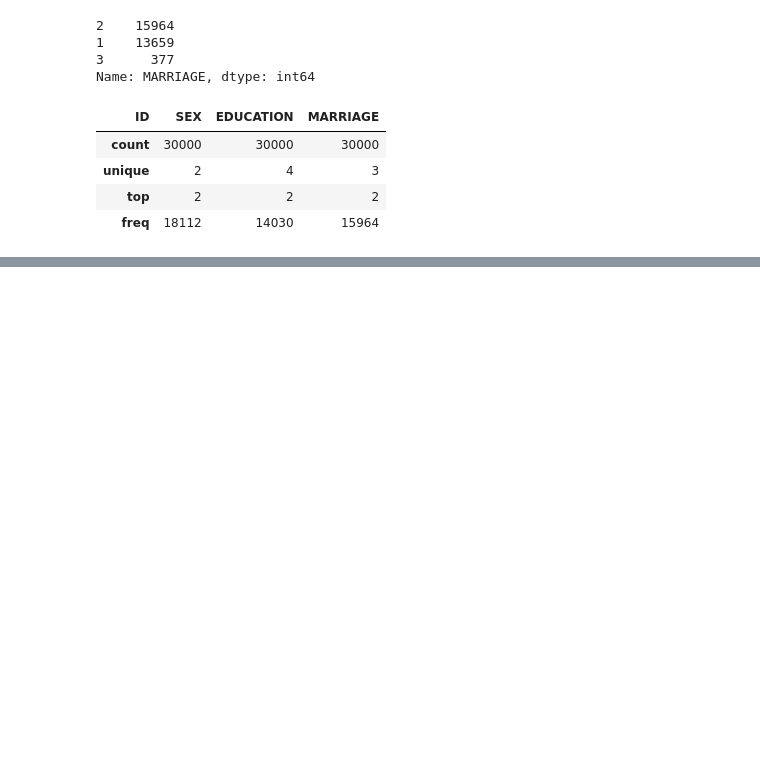
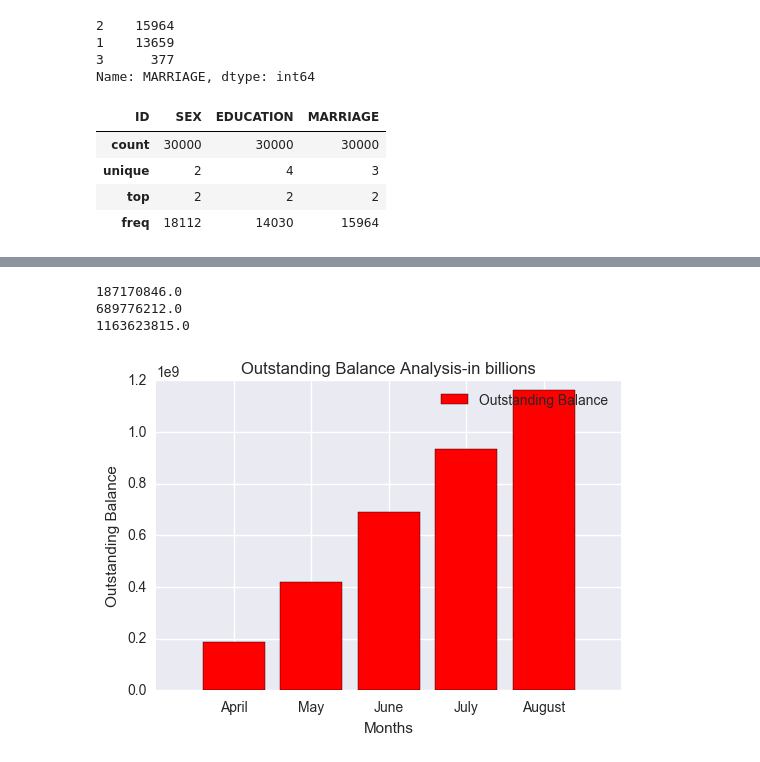
Before and after one commit to innovator-arjun/Credit-Card-AL-ML-Analytics, a Jupyter notebook: Credit Card Farud ML-AI-Python_Analytics.ipynb, the cells around one changed output, grey strips where cells are left out. Saved outputs shown, nothing was run; the diff lists cells and outputs as text; code cells hidden in the pictures; blank space fills up the shorter version.

```diff
--- a/Credit Card Farud ML-AI-Python_Analytics.ipynb
+++ b/Credit Card Farud ML-AI-Python_Analytics.ipynb
@@ -133,0 +158,40 @@ fulldata.head()
+# %%
+fulldata['out_bal_apr'] = ((fulldata['BILL_AMT5'] - (fulldata['BILL_AMT6'] - fulldata['PAY_AMT5'])))
+
+fulldata['out_bal_may'] = (fulldata['out_bal_apr'] +(fulldata['BILL_AMT4'] - (fulldata['BILL_AMT5'] - fulldata['PAY_AMT4'])))
+
+fulldata['out_bal_june'] = fulldata['out_bal_may']+(fulldata['BILL_AMT3'] - (fulldata['BILL_AMT4'] - fulldata['PAY_AMT3']))
+
+fulldata['out_bal_july'] =fulldata['out_bal_june']+ (fulldata['BILL_AMT2'] - (fulldata['BILL_AMT3'] - fulldata['PAY_AMT2']))
+fulldata['out_bal_aug'] =fulldata['out_bal_july']+    (fulldata['BILL_AMT1'] - (fulldata['BILL_AMT2'] - fulldata['PAY_AMT1']))
+# %%
+outstanding_apr=fulldata['out_bal_apr'].sum()
+outstanding_may=fulldata['out_bal_may'].sum()
+outstanding_june=fulldata['out_bal_june'].sum()
+outstanding_july=fulldata['out_bal_july'].sum()
+outstanding_aug=fulldata['out_bal_aug'].sum()
+# %%
+print outstanding_apr
+print outstanding_june
+print outstanding_aug
+# %% [output]
+187170846.0
+689776212.0
+1163623815.0
+# %%
+objects = ('April', 'May', 'June', 'July', 'August')
+y_pos = np.arange(len(objects))
+
+out_bal = [outstanding_apr,outstanding_may,outstanding_june,outstanding_july,outstanding_aug]
+
+#plt.bar(y_pos-0.4,bill_amt,color='r',label="Bill Amount")
+plt.bar(y_pos, out_bal,color='r',align='center', alpha=1,label="Outstanding Balance")
+plt.xticks(y_pos, objects)
+plt.legend()
+plt.xlabel('Months')
+plt.ylabel('Outstanding Balance')
+plt.title('Outstanding Balance Analysis-in billions')
+
+plt.show()
+# %% [output]
+[figure, added]
```
Also changed, not shown: parts of 5 cells of this notebook.
